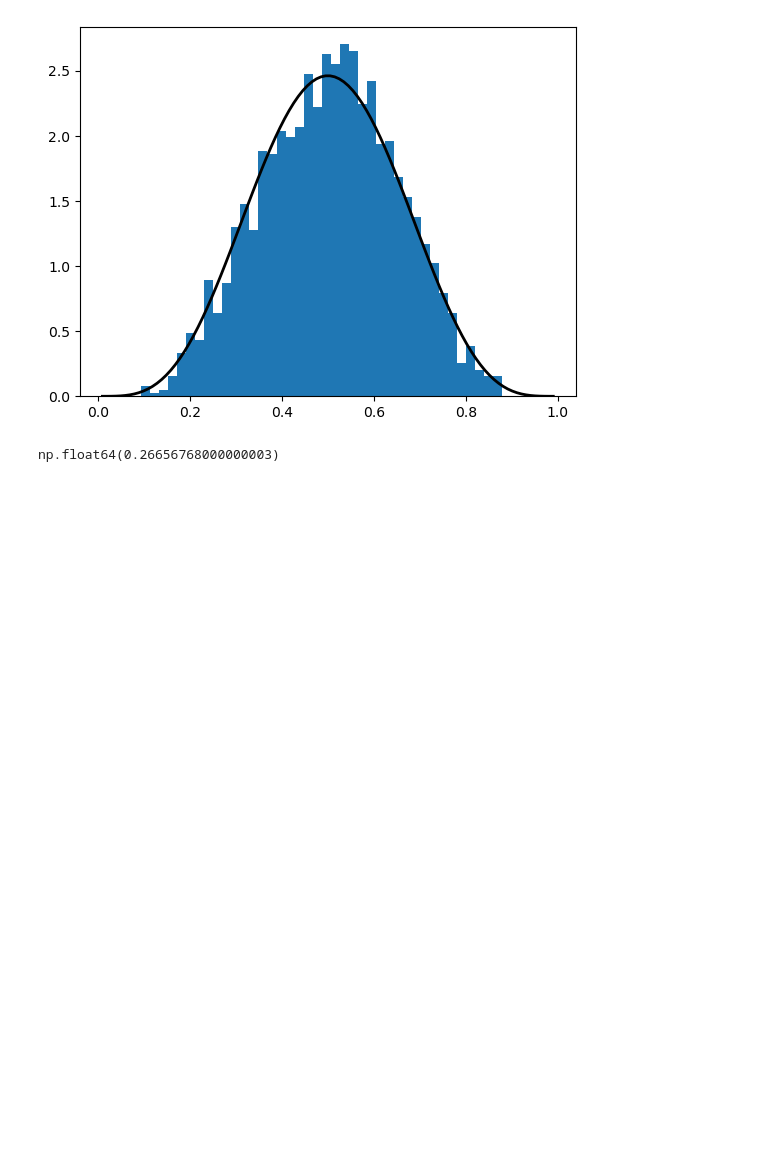
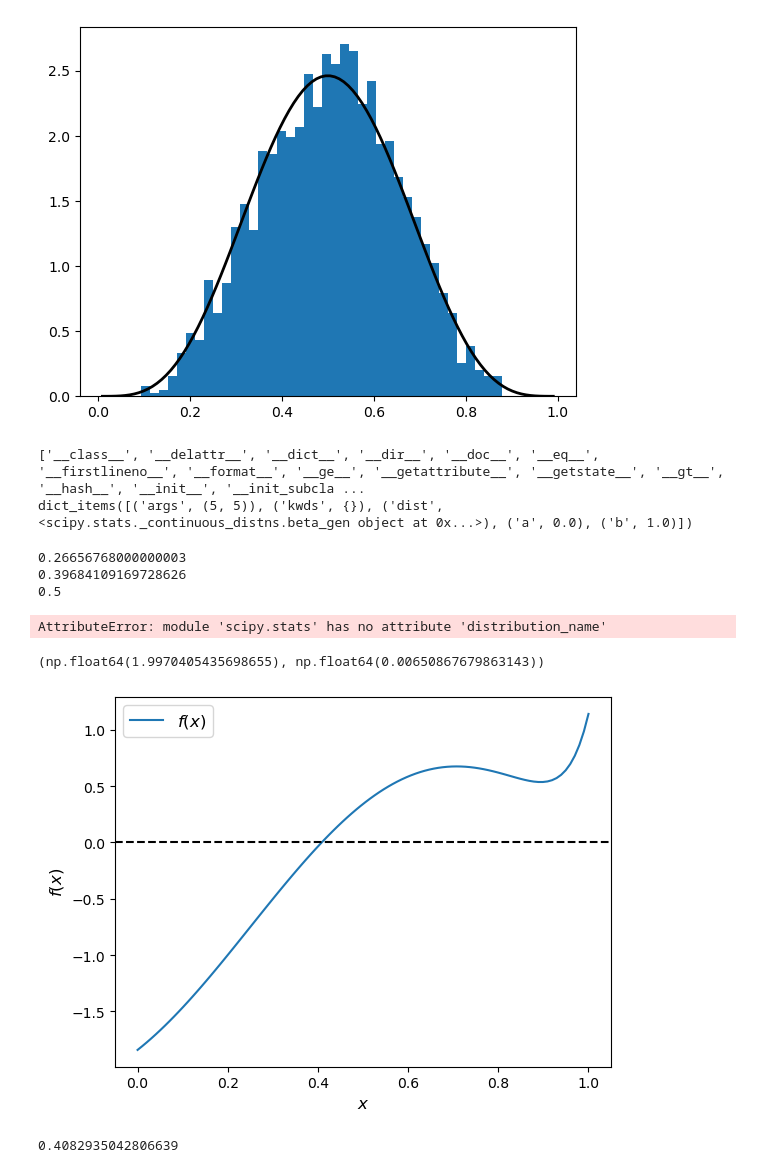
Before and after one commit to AnoraWu/Self-Study, a Jupyter notebook: python_basics/scipy.ipynb, the cells around one changed output. Saved outputs shown, nothing was run; the diff lists cells and outputs as text; code cells hidden in the pictures; blank space fills up the shorter version.

```diff
--- a/python_basics/scipy.ipynb
+++ b/python_basics/scipy.ipynb
@@ -20,8 +20,55 @@ ax.plot(grid, q.pdf(grid), 'k-', linewidth=2)
 plt.show()
 # %% [output]
 [figure]
+# %%
+print(dir(q))
+print(vars(q).items())
+# %% [output]
+['__class__', '__delattr__', '__dict__', '__dir__', '__doc__', '__eq__', '__firstlineno__', '__format__', '__ge__', '__getattribute__', '__getstate__', '__gt__', '__hash__', '__init__', '__init_subcla ...
+dict_items([('args', (5, 5)), ('kwds', {}), ('dist', <scipy.stats._continuous_distns.beta_gen object at 0x...>), ('a', 0.0), ('b', 1.0)])
 # %%
 # The object q that represents the distribution has additional useful methods, including
-q.cdf(0.4)      # Cumulative distribution function
+print(q.cdf(0.4))      # Cumulative distribution function # 随机变量落在 0.4 左侧（小于或等于 0.4）的总概率。
+print(q.ppf(0.26))      # Quantile (inverse cdf) function
+print(q.mean())
 # %% [output]
-np.float64(0.26656768000000003)
+0.26656768000000003
+0.39684109169728626
+0.5
+# %%
+import scipy
+
+# The general syntax for creating these objects that represent distributions (of type rv_frozen) is
+name = scipy.stats.distribution_name(shape_parameters, loc=c, scale=d)
+# Here distribution_name is one of the distribution names in scipy.stats.
+# The loc and scale parameters transform the original random variable X into Y=c+dX
+# %% [output]
+AttributeError: module 'scipy.stats' has no attribute 'distribution_name'
+# %%
+from scipy.stats import linregress
+
+x = np.random.randn(200)
+y = 2 * x + 0.1 * np.random.randn(200)
+gradient, intercept, r_value, p_value, std_err = linregress(x, y)
+gradient, intercept
+# %% [output]
+(np.float64(1.9970405435698655), np.float64(0.00650867679863143))
+# %%
+f = lambda x: np.sin(4 * (x - 1/4)) + x + x**20 - 1
+x = np.linspace(0, 1, 100)
+
+fig, ax = plt.subplots()
+ax.plot(x, f(x), label='$f(x)$')
+ax.axhline(ls='--', c='k')
+ax.set_xlabel('$x$', fontsize=12)
+ax.set_ylabel('$f(x)$', fontsize=12)
+ax.legend(fontsize=12)
+plt.show()
+# %% [output]
+[figure, added]
+# %%
+from scipy.optimize import bisect
+
+bisect(f, 0, 1)
+# %% [output]
+0.4082935042806639
```
